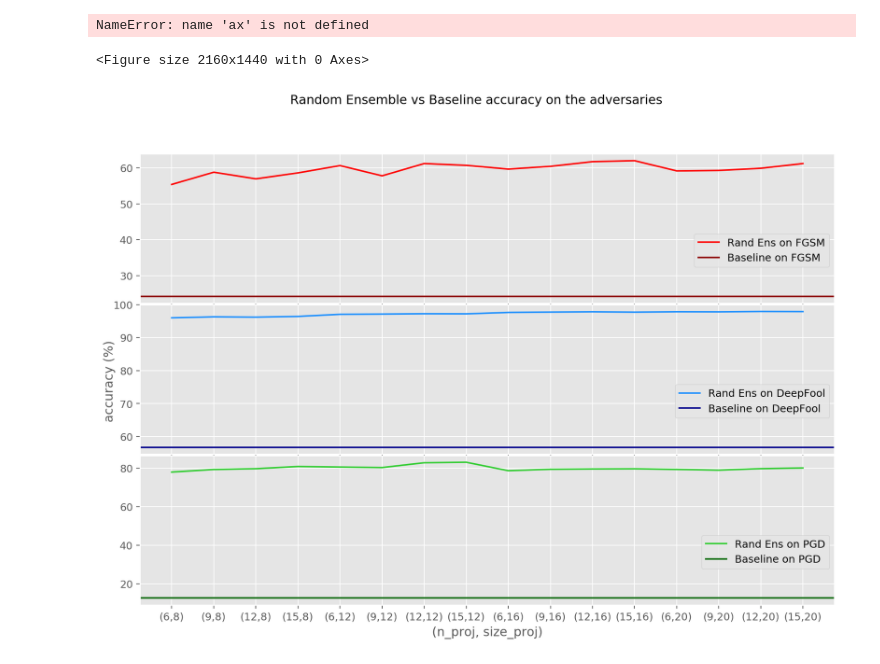
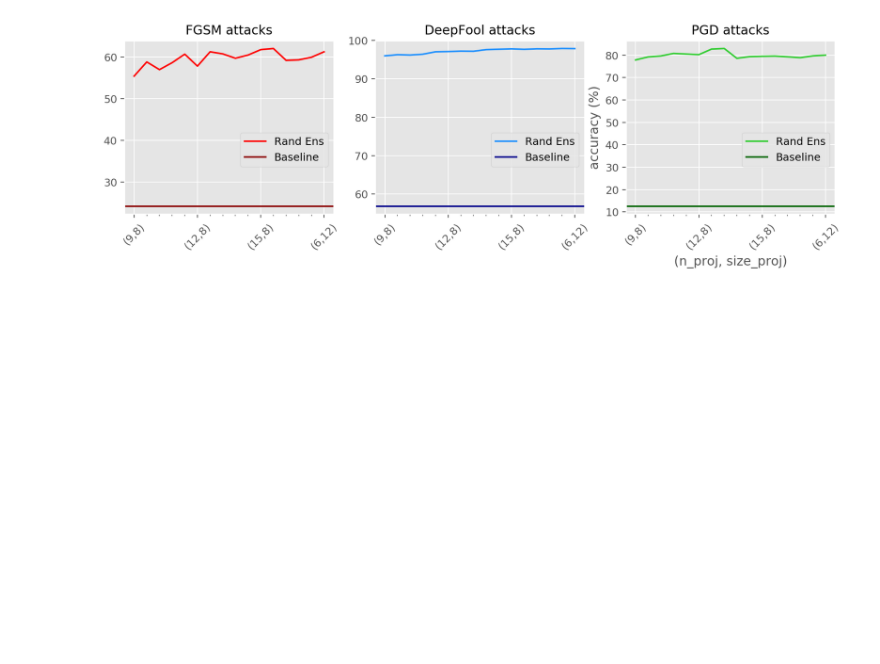
Before and after one commit to ginevracoal/adversarial_examples, a Jupyter notebook: notebooks/plots.ipynb, the cells around one changed output. Drawn from its saved outputs; the diff is of its cells as text; code cells hidden in the pictures; blank space fills up the shorter version.

```diff
--- a/notebooks/plots.ipynb
+++ b/notebooks/plots.ipynb
@@ -71,49 +173,51 @@ plt.show()
 # %%
-# random ensemble accuracy vs evaluation set
-
-xlab = ["(6,8)","(9,8)","(12,8)","(15,8)",
-        "(6,12)","(9,12)","(12,12)","(15,12)",
-        "(6,16)","(9,16)","(12,16)","(15,16)",
-        "(6,20)","(9,20)","(12,20)","(15,20)",]
-x = range(16)
-
+# data
 baseline_fgsm = 24.17
 baseline_deepf = 56.80
 baseline_pgd = 12.58
 random_test = [96.66,96.90,96.85,96.92,97.74,97.65,97.64,97.74,98.07,98.07,98.02,98.20,98.21,98.18,98.21,98.22]
 random_fgsm = [55.39,58.80,56.95,58.61,60.65,57.79,61.22,60.72,59.67,60.44,61.74,62.01,59.17,59.29,59.90,61.22]
+#random_fgsm_6 = [55.39,60.65,59.67,59.17]
+#random_fgsm_9 = [58.80,57.79,60.44,59.29]
+#random_fgsm_12 = [56.95,61.22,61.74,59.90]
+#random_fgsm_15 = [58.61,60.72,62.01,61.22]
 random_deepf = [95.99,96.29,96.20,96.42,97.05,97.12,97.22,97.19,97.62,97.71,97.82,97.69,97.83,97.80,97.91,97.88]
 random_pgd = [77.84,79.18,79.61,80.75,80.46,80.20,82.69,82.94,78.55,79.30,79.45,79.55,79.22,78.83,79.64,79.98]
 
-figure(num=None, figsize=(12, 8), dpi=180, facecolor='w', edgecolor='k')
+# xticks
+x = range(16)
+xlab = ["(6,8)","(9,8)","(12,8)","(15,8)",
+        "(6,12)","(9,12)","(12,12)","(15,12)",
+        "(6,16)","(9,16)","(12,16)","(15,16)",
+        "(6,20)","(9,20)","(12,20)","(15,20)",]
 
-fig, (ax1, ax2, ax3) = plt.subplots(nrows=3, sharex=True,  figsize=(12, 8), dpi=180)
-fig.suptitle("Random Ensemble vs Baseline accuracy on the adversaries")
-plt.ylabel('accuracy (%)', position=(0.5,1.5))
-plt.xlabel('(n_proj, size_proj)')
-plt.xticks(x, xlab)
-fig.subplots_adjust(hspace=0.01)
+# plots
+fig, (ax1, ax2, ax3) = plt.subplots(ncols=3, sharex=False,  figsize=(12, 3), dpi=180)
+#fig.suptitle("Random Ensemble vs Baseline accuracy on the adversaries", size=14)
 
-#plt.subplot(311, sharex = ax)
-ax1.plot(x,random_fgsm,color="r",label='Rand Ens on FGSM')
-ax1.axhline(y=baseline_fgsm, color="darkred", label='Baseline on FGSM')
+ax1.set_title("FGSM attacks", size=12)
+ax1.plot(x,random_fgsm,color="r",label='Rand Ens')
+ax1.axhline(y=baseline_fgsm, color="darkred", label='Baseline')
 ax1.legend(loc='best',bbox_to_anchor=(0.5, 0., 0.5, 0.5))
+ax1.set_xticks(x, xlab)
+ax1.set_xticklabels(xlab, rotation=45)
 
-#ax2.subplot(312)
-ax2.plot(x,random_deepf,color="dodgerblue",label='Rand Ens on DeepFool')
-ax2.axhline(y=baseline_deepf, color="darkblue",label='Baseline on DeepFool')
+ax2.set_title("DeepFool attacks", size=12)
+ax2.plot(x,random_deepf,color="dodgerblue",label='Rand Ens')
+ax2.axhline(y=baseline_deepf, color="darkblue",label='Baseline')
 ax2.legend(loc='best',bbox_to_anchor=(0.5, 0., 0.5, 0.5))
+ax2.set_xticks(x, xlab)
+ax2.set_xticklabels(xlab, rotation=45)
 
-#plt.subplot(313)
-ax3.plot(x,random_pgd,color="limegreen",label='Rand Ens on PGD')
-ax3.axhline(y=baseline_pgd, color="darkgreen",label='Baseline on PGD')
+ax3.set_title("PGD attacks", size=12)
+ax3.plot(x,random_pgd,color="limegreen",label='Rand Ens')
+ax3.axhline(y=baseline_pgd, color="darkgreen",label='Baseline')
 ax3.legend(loc='best',bbox_to_anchor=(0.5, 0., 0.5, 0.5))
+ax3.set_xticks(x, xlab)
+ax3.set_xticklabels(xlab, rotation=45)
 
-ax.set_xticks(x, xlab)
-ax.legend(loc='best',bbox_to_anchor=(0.5, 0., 0.5, 0.5))
-
+plt.ylabel('accuracy (%)', position=(0.5,0.5))
+plt.xlabel('(n_proj, size_proj)', position=(0.5,0))
 fig.show()
 # %% [output]
-NameError: name 'ax' is not defined
-<Figure size 2160x1440 with 0 Axes>
-[figure, old version]
+[figure, new version]
```
Also changed, not shown: parts of 12 cells of this notebook, 35 other files.
